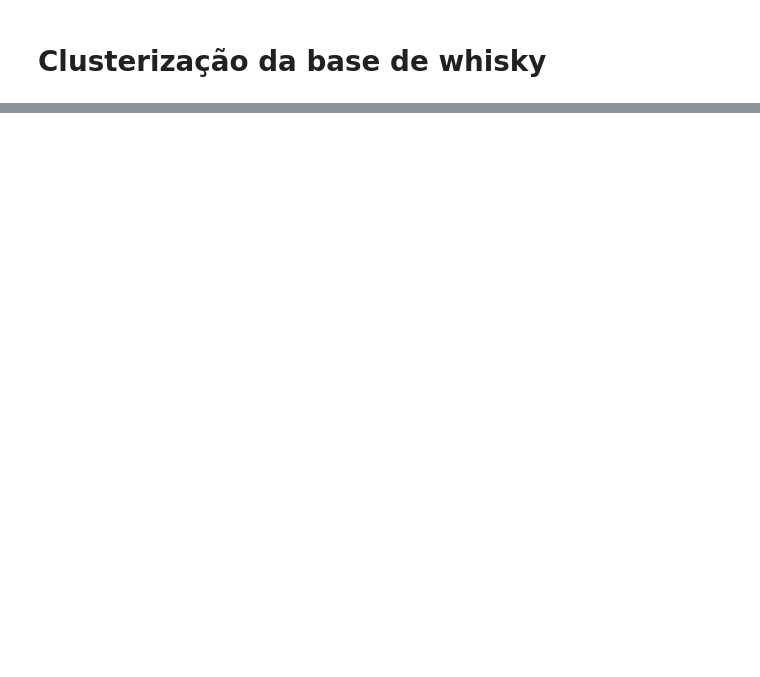
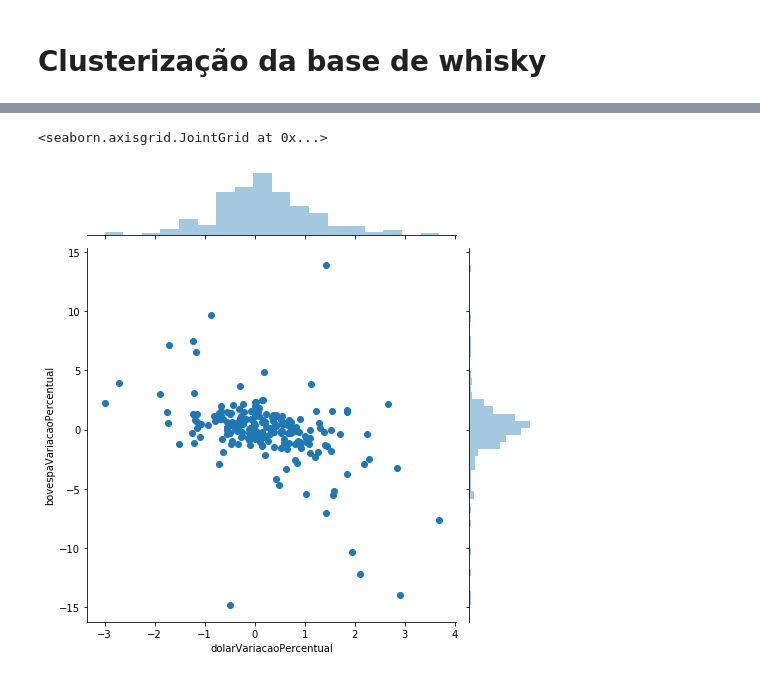
Before and after one commit to diegocandal/datascience-dolar, a Jupyter notebook: dolar-v1.0.0.ipynb, the cells around one changed output, grey strips where cells are left out. Saved outputs shown, nothing was run; the diff lists cells and outputs as text; code cells hidden in the pictures; blank space fills up the shorter version.

```diff
--- a/dolar-v1.0.0.ipynb
+++ b/dolar-v1.0.0.ipynb
@@ -20,0 +64,5 @@ ParserError: Error tokenizing data. C error: Expected 8 fields in line 194, saw
+# %%
+sns.jointplot(x="dolarVariacaoPercentual", y="bovespaVariacaoPercentual", data=cotacoes, size=7)
+# %% [output]
+<seaborn.axisgrid.JointGrid at 0x...>
+[figure, added]
```
Also changed, not shown: parts of 7 cells of this notebook, 1 other file.
